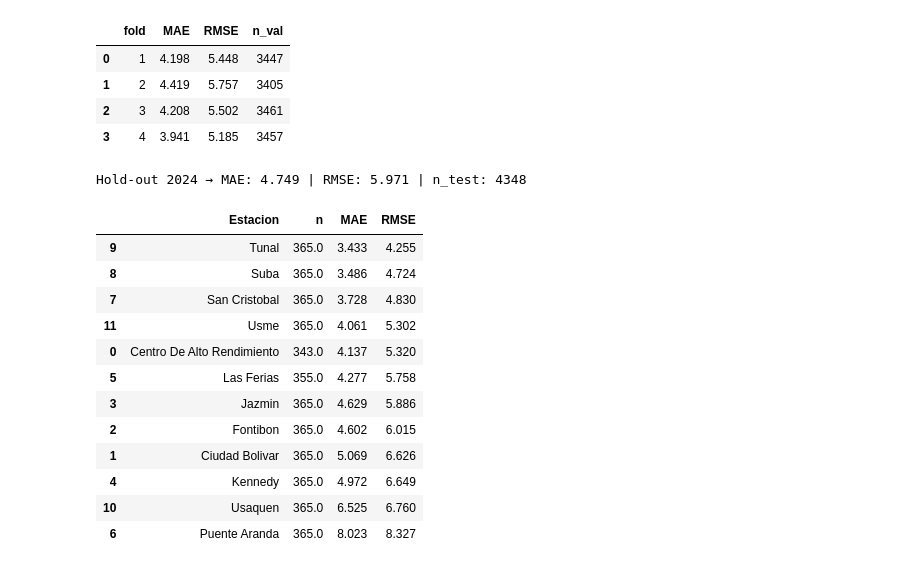
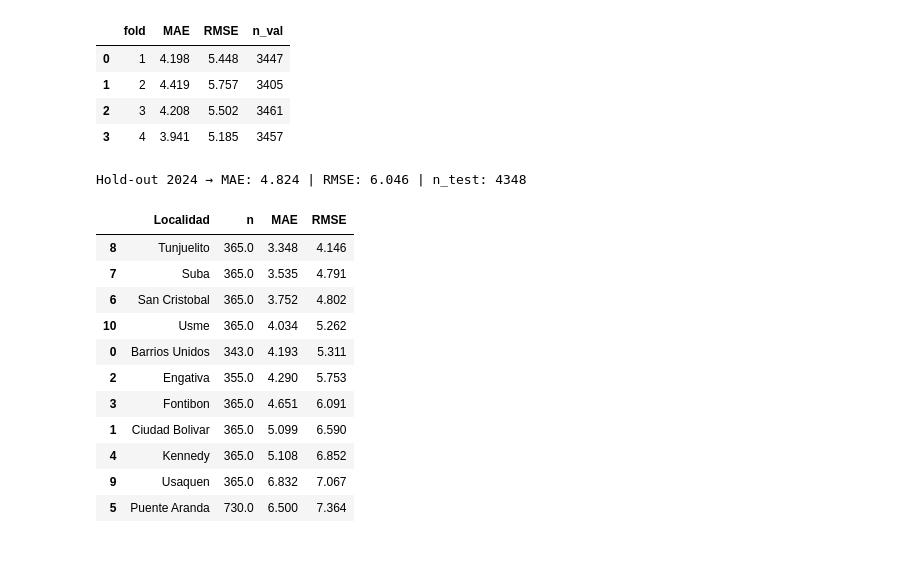
Before and after one commit to Sxmuu/TG-Samuel-P, a Jupyter notebook: Scripts/Python/Notebooks/ML/Modelos_ML.ipynb, the cells around one changed output. Drawn from its saved outputs; the diff is of its cells as text; code cells hidden in the pictures.

```diff
--- a/Scripts/Python/Notebooks/ML/Modelos_ML.ipynb
+++ b/Scripts/Python/Notebooks/ML/Modelos_ML.ipynb
@@ -208,7 +210,7 @@ print(df[['Date','Estacion','Localidad']].head(3))
 2 2021-01-06  Centro De Alto Rendimiento  Barrios Unidos
 # %%
 # Columnas base (ajusta si cambiaste nombres)
-base_cols = ['Date','Estacion','Localidad','lat','lon','Altitud','PM25',
+base_cols = ['Date','Localidad','lat','lon','Altitud','PM25',
              'year','month','dayofyear','dow','is_weekend','sin_doy','cos_doy']
 
 # Lags/rollings ya construidos en Paso 1
@@ -218,7 +220,7 @@ met_vars = ['Temp','Hum','WindSpeed','Precip','Rad']
 met_lag_cols = [c for c in df.columns if any(c.startswith(v+'_lag') for v in met_vars)]
 
 # Sin copolutantes:
-feature_cols = ['Estacion','Localidad','lat','lon','Altitud',
+feature_cols = ['Localidad','lat','lon','Altitud',
                 'year','month','dayofyear','dow','is_weekend','sin_doy','cos_doy'] \
                + lag_cols + met_lag_cols
 
@@ -228,10 +230,10 @@ data = df.dropna(subset=feature_cols + ['PM25']).copy()
 X = data[feature_cols].copy()
 y = data['PM25'].values
 dates = data['Date'].copy()
-stations = data['Estacion'].copy()
+localities = data['Localidad'].copy()
 
 # Preprocesamiento: OHE para categóricas; numéricas 'passthrough'
-cat_features = ['Estacion','Localidad']
+cat_features = ['Localidad']
 num_features = [c for c in feature_cols if c not in cat_features]
 
 pre = ColumnTransformer([
@@ -507,7 +512,7 @@ df = df_ready.copy()
 df['Date'] = pd.to_datetime(df['Date'], errors='coerce')
 
 # Solo por seguridad: tipar categóricas como string
-for c in ['Estacion','Localidad']:
+for c in ['Localidad']:  # Cambiar 'Estacion' por 'Localidad'
     if c in df.columns:
         df[c] = df[c].astype(str)
 
@@ -520,7 +525,7 @@ df.head(2)
 | 1 | 2021-01-05 | Centro De Alto Rendimiento | Barrios Unidos | 4.65847 | -74.08396 | 2552.0 | 13.88 | 2021 | 1 | 5 | ... |
 # %%
 # ==== 2) Definir features y target (sin copolutantes) ====
-base_cols = ['Date','Estacion','Localidad','lat','lon','Altitud',
+base_cols = ['Date','Localidad','lat','lon','Altitud',  # Cambiar 'Estacion' por 'Localidad'
              'year','month','dayofyear','dow','is_weekend','sin_doy','cos_doy']
 
 lag_cols = [c for c in df.columns if c.startswith('PM25_lag') or c.startswith('PM25_rollmean')]
@@ -532,7 +537,7 @@ met_lag_cols = [c for c in df.columns if any(c.startswith(v+'_lag') for v in met
 target_col = 'PM25'
 
 # columnas finales de X (Date no va al modelo)
-feature_cols = ['Estacion','Localidad','lat','lon','Altitud',
+feature_cols = ['Localidad','lat','lon','Altitud',  # Cambiar 'Estacion' por 'Localidad'
                 'year','month','dayofyear','dow','is_weekend','sin_doy','cos_doy'] \
                + lag_cols + met_lag_cols
 
@@ -540,10 +545,10 @@ data = df.dropna(subset=feature_cols + [target_col]).copy()
 X = data[feature_cols].copy()
 y = data[target_col].values
 dates = data['Date'].copy()
-stations = data['Estacion'].copy()
+localities = data['Localidad'].copy()  # Cambiar 'Estacion' por 'Localidad'
 
 # Índices de categóricas para CatBoost (dentro de X)
-cat_cols = ['Estacion','Localidad']
+cat_cols = ['Localidad']  # Cambiar 'Estacion' por 'Localidad'
 cat_idx = [X.columns.get_loc(c) for c in cat_cols if c in X.columns]
 
 len(feature_cols), feature_cols[:8], cat_idx
@@ -727,51 +725,50 @@ final_model = CatBoostRegressor(
     allow_writing_files=False
 )
 
 # Usamos un pequeño conjunto de validación (último mes de 2023) para early stopping del final_model
 cutoff = pd.Timestamp('2023-12-01')
 tr_in  = dates[mask_train] < cutoff
 tr_val = (dates[mask_train] >= cutoff)
 
 final_model.fit(
     Pool(X_tr[tr_in],  y_tr[tr_in],  cat_features=cat_idx),
     eval_set=Pool(X_tr[tr_val], y_tr[tr_val], cat_features=cat_idx),
     use_best_model=True, verbose=False
 )
 
 pred_te = final_model.predict(test_pool)
 mae_te = mean_absolute_error(y_te, pred_te)
 rmse_te = rmse_compat(y_te, pred_te)
 print(f"Hold-out 2024 → MAE: {mae_te:.3f} | RMSE: {rmse_te:.3f} | n_test: {int(mask_test.sum())}")
 
 # Guardar predicciones 2024
-out_te = data.loc[mask_test, ['Date','Estacion','Localidad',target_col]].copy()
+out_te = data.loc[mask_test, ['Date','Localidad',target_col]].copy()  # Cambiar 'Estacion' por 'Localidad'
 out_te['yhat'] = pred_te
 out_te.to_csv('predicciones_holdout2024_catboost.csv', index=False)
 
-# Métricas por estación (2024)
-by_station = out_te.groupby('Estacion').apply(
+# Métricas por localidad (2024) - Cambiar 'Estacion' por 'Localidad'
+by_locality = out_te.groupby('Localidad').apply(  # Cambiar 'Estacion' por 'Localidad'
     lambda g: pd.Series({
         'n': len(g),
         'MAE': mean_absolute_error(g[target_col], g['yhat']),
         'RMSE': rmse_compat(g[target_col], g['yhat'])
     })
 ).reset_index().sort_values('RMSE')
-by_station.round(3)
+by_locality.round(3)
 # %% [output]
-Hold-out 2024 → MAE: 4.749 | RMSE: 5.971 | n_test: 4348
+Hold-out 2024 → MAE: 4.824 | RMSE: 6.046 | n_test: 4348
-|  | Estacion | n | MAE | RMSE |
-| 9 | Tunal | 365.0 | 3.433 | 4.255 |
-| 8 | Suba | 365.0 | 3.486 | 4.724 |
-| 7 | San Cristobal | 365.0 | 3.728 | 4.830 |
-| 11 | Usme | 365.0 | 4.061 | 5.302 |
-| 0 | Centro De Alto Rendimiento | 343.0 | 4.137 | 5.320 |
-| 5 | Las Ferias | 355.0 | 4.277 | 5.758 |
-| 3 | Jazmin | 365.0 | 4.629 | 5.886 |
-| 2 | Fontibon | 365.0 | 4.602 | 6.015 |
-| 1 | Ciudad Bolivar | 365.0 | 5.069 | 6.626 |
-| 4 | Kennedy | 365.0 | 4.972 | 6.649 |
-| 10 | Usaquen | 365.0 | 6.525 | 6.760 |
-| 6 | Puente Aranda | 365.0 | 8.023 | 8.327 |
+|  | Localidad | n | MAE | RMSE |
+| 8 | Tunjuelito | 365.0 | 3.348 | 4.146 |
+| 7 | Suba | 365.0 | 3.535 | 4.791 |
+| 6 | San Cristobal | 365.0 | 3.752 | 4.802 |
+| 10 | Usme | 365.0 | 4.034 | 5.262 |
+| 0 | Barrios Unidos | 343.0 | 4.193 | 5.311 |
+| 2 | Engativa | 355.0 | 4.290 | 5.753 |
+| 3 | Fontibon | 365.0 | 4.651 | 6.091 |
+| 1 | Ciudad Bolivar | 365.0 | 5.099 | 6.590 |
+| 4 | Kennedy | 365.0 | 5.108 | 6.852 |
+| 9 | Usaquen | 365.0 | 6.832 | 7.067 |
+| 5 | Puente Aranda | 730.0 | 6.500 | 7.364 |
 # %%
 # ==== 7) Importancias de variables y guardado del modelo ====
 # Importancia "Feature Importance" de CatBoost (Gain)
```
Also changed, not shown: parts of 9 cells of this notebook.
